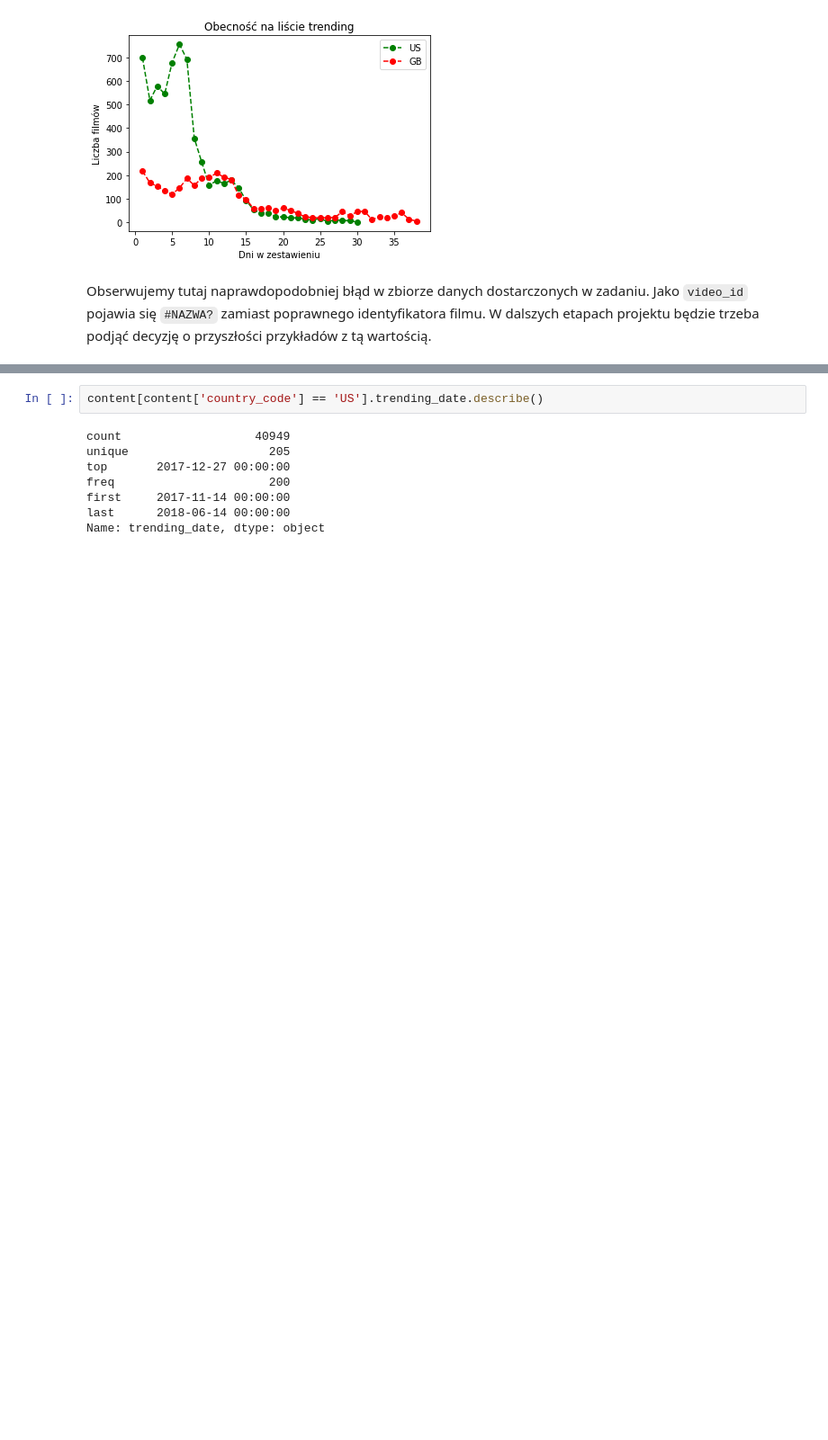
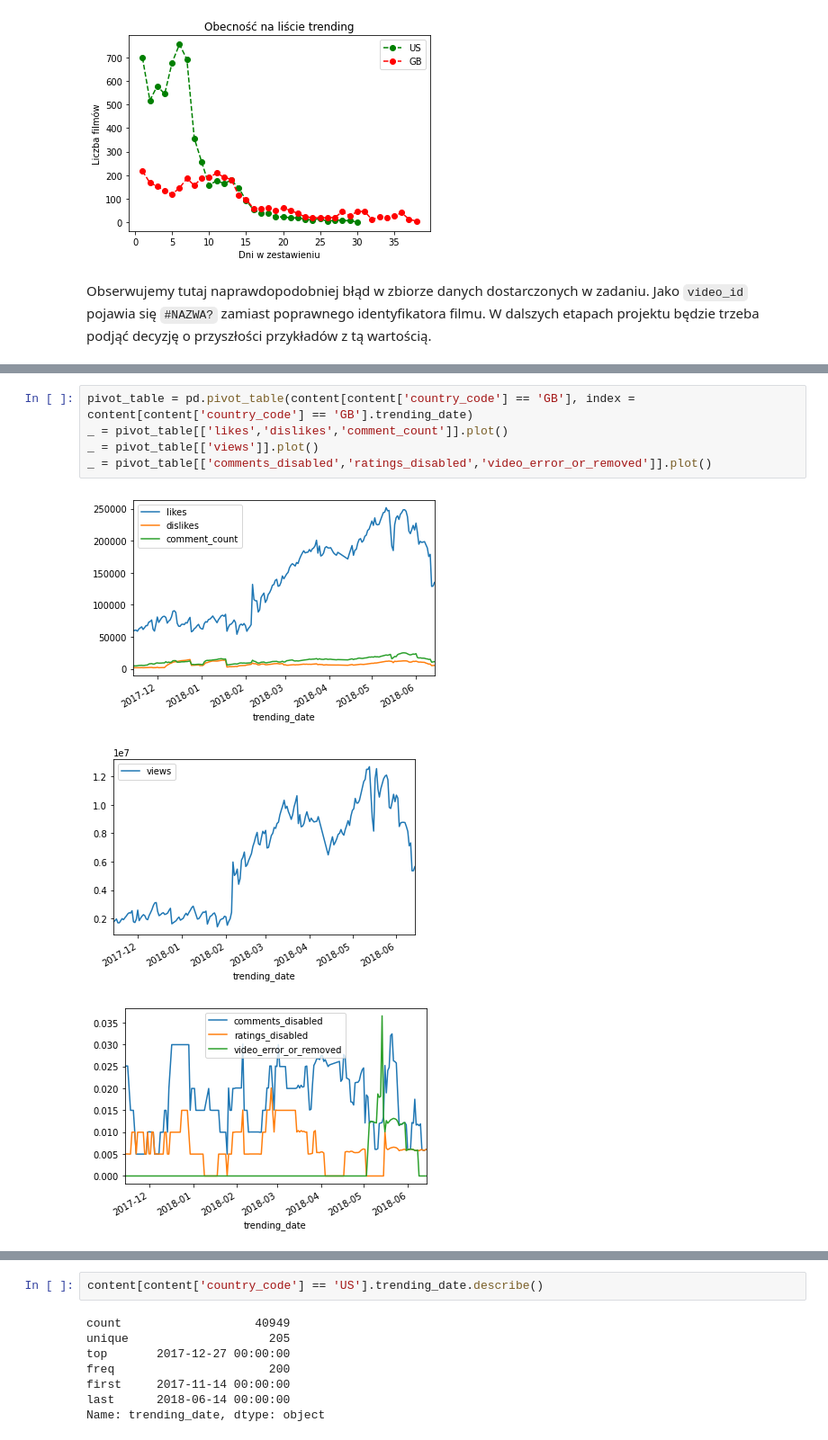
Before and after one commit to Bartosz-Gorka-Archive/youtube-trending-videos, a Jupyter notebook: youtube_trending_videos.ipynb, the cells around one changed output, grey strips where cells are left out. Shown at 90% size. Drawn from its saved outputs; the diff is of its cells as text; blank space fills up the shorter version.

Commit message:
feat: Changed in time likes and other attributes

```diff
--- a/youtube_trending_videos.ipynb
+++ b/youtube_trending_videos.ipynb
@@ -272,0 +313,9 @@ Obserwujemy tutaj naprawdopodobniej błąd w zbiorze danych dostarczonych w zada
+# %%
+pivot_table = pd.pivot_table(content[content['country_code'] == 'GB'], index = content[content['country_code'] == 'GB'].trending_date)
+_ = pivot_table[['likes','dislikes','comment_count']].plot()
+_ = pivot_table[['views']].plot()
+_ = pivot_table[['comments_disabled','ratings_disabled','video_error_or_removed']].plot()
+# %% [output]
+[figure, added]
+[figure, added]
+[figure, added]
```
Also changed, not shown: parts of 5 cells of this notebook.
